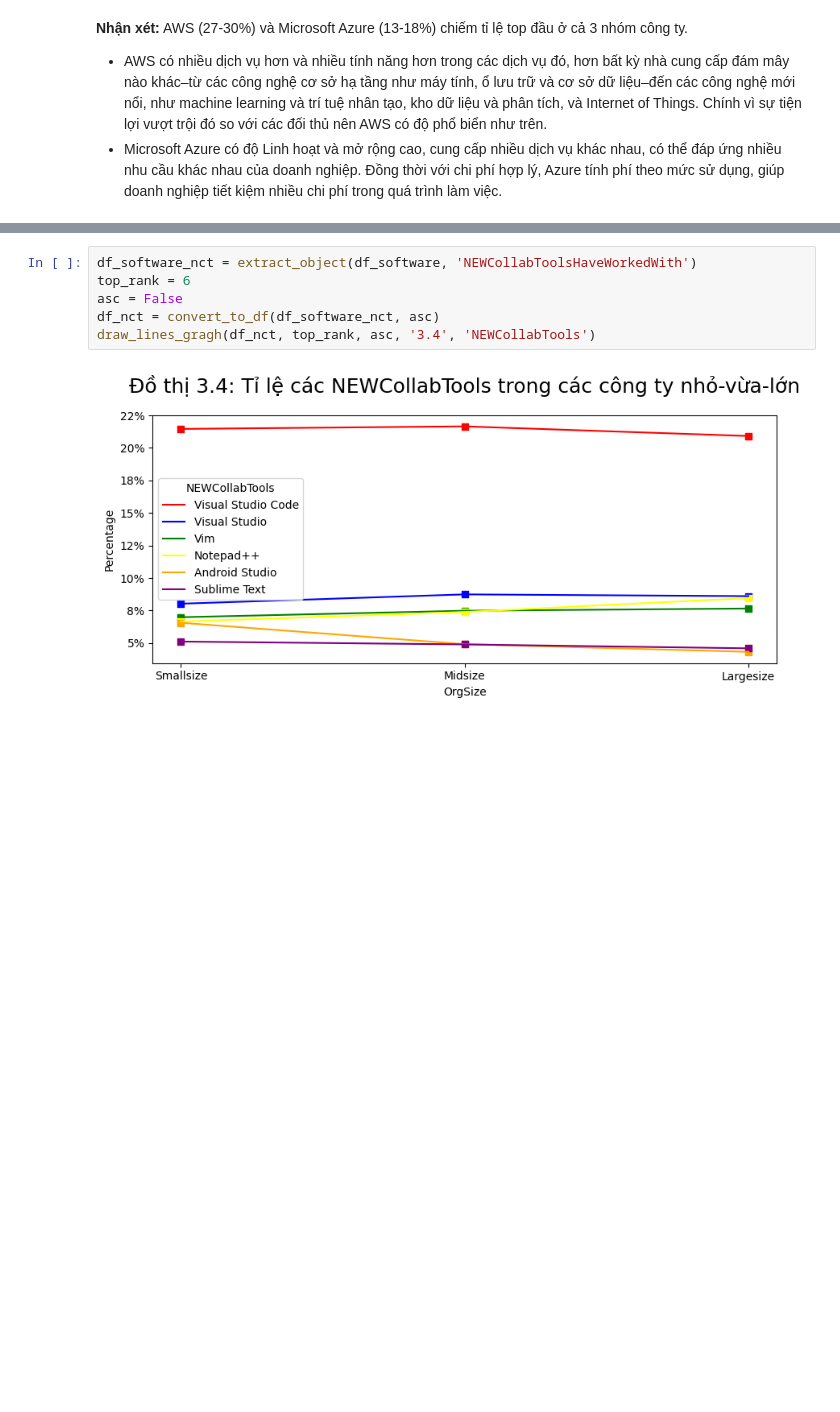
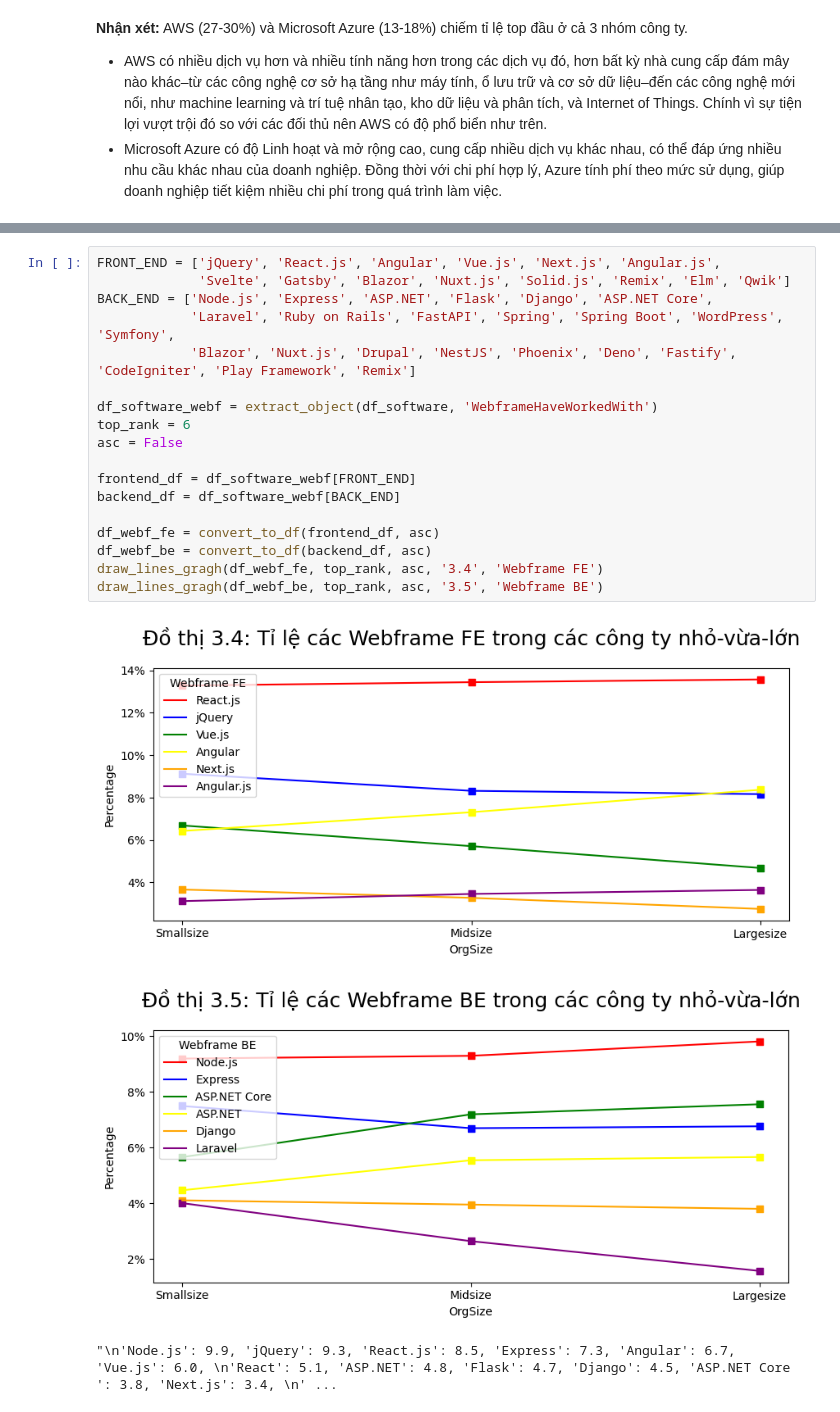
Before and after one commit to BoonRealCuaaaaa/P4DS-final, a Jupyter notebook: 03_04_Asking-and-Aswer-Questions.ipynb, the cells around one changed output, grey strips where cells are left out. Saved outputs shown, nothing was run; the diff lists cells and outputs as text; blank space fills up the shorter version.

```diff
--- a/03_04_Asking-and-Aswer-Questions.ipynb
+++ b/03_04_Asking-and-Aswer-Questions.ipynb
@@ -553,8 +555,22 @@ draw_lines_gragh(df_tt, top_rank, asc, '3.3', 'ToolsTech')
-# %%
-df_software_nct = extract_object(df_software, 'NEWCollabToolsHaveWorkedWith')
-top_rank = 6
-asc = False
-df_nct = convert_to_df(df_software_nct, asc)
-draw_lines_gragh(df_nct, top_rank, asc, '3.4', 'NEWCollabTools')
-# %% [output]
-[figure, removed]
+# %%
+FRONT_END = ['jQuery', 'React.js', 'Angular', 'Vue.js', 'Next.js', 'Angular.js',
+             'Svelte', 'Gatsby', 'Blazor', 'Nuxt.js', 'Solid.js', 'Remix', 'Elm', 'Qwik']
+BACK_END = ['Node.js', 'Express', 'ASP.NET', 'Flask', 'Django', 'ASP.NET Core',
+            'Laravel', 'Ruby on Rails', 'FastAPI', 'Spring', 'Spring Boot', 'WordPress', 'Symfony',
+            'Blazor', 'Nuxt.js', 'Drupal', 'NestJS', 'Phoenix', 'Deno', 'Fastify', 'CodeIgniter', 'Play Framework', 'Remix']
+
+df_software_webf = extract_object(df_software, 'WebframeHaveWorkedWith')
+top_rank = 6
+asc = False
+
+frontend_df = df_software_webf[FRONT_END]
+backend_df = df_software_webf[BACK_END]
+
+df_webf_fe = convert_to_df(frontend_df, asc)
+df_webf_be = convert_to_df(backend_df, asc)
+draw_lines_gragh(df_webf_fe, top_rank, asc, '3.4', 'Webframe FE')
+draw_lines_gragh(df_webf_be, top_rank, asc, '3.5', 'Webframe BE')
+# %% [output]
+[figure, added]
+[figure, added]
+"\n'Node.js': 9.9, 'jQuery': 9.3, 'React.js': 8.5, 'Express': 7.3, 'Angular': 6.7, 'Vue.js': 6.0, \n'React': 5.1, 'ASP.NET': 4.8, 'Flask': 4.7, 'Django': 4.5, 'ASP.NET Core ': 3.8, 'Next.js': 3.4, \n' ...
```
Also changed, not shown: parts of 7 cells of this notebook.
